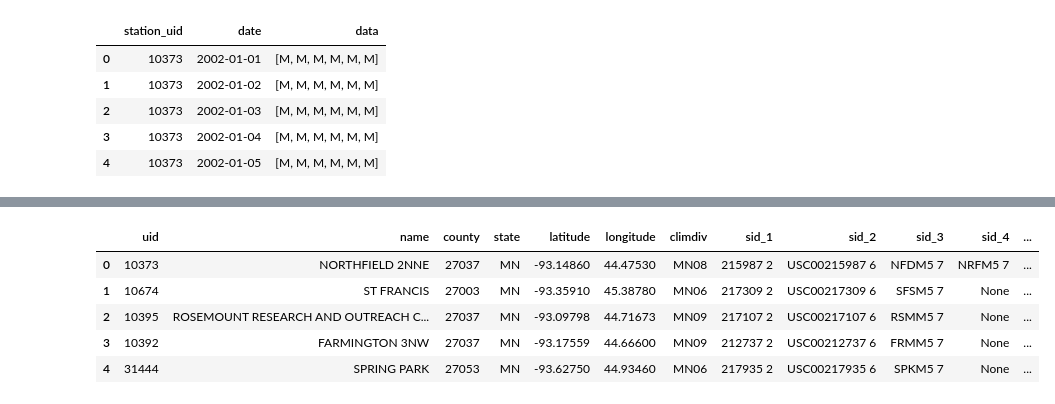
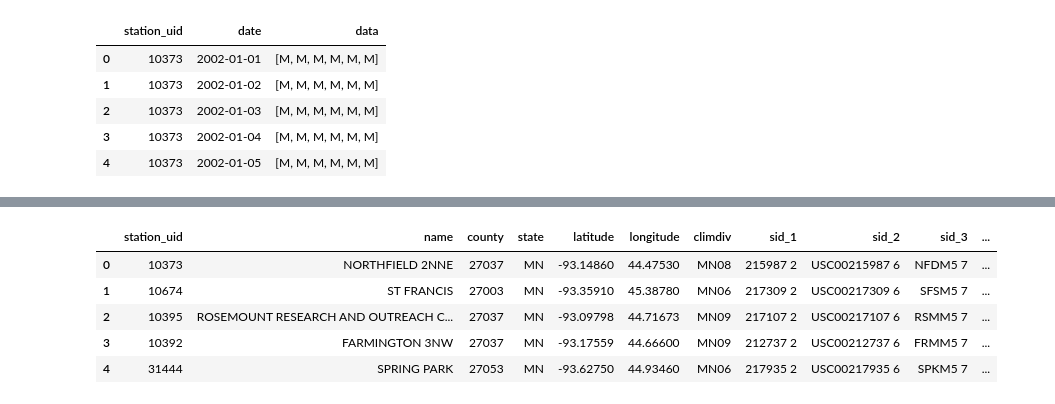
Before and after one commit to UofM-Final-Project/Home_Gardeners_Analysis, a Jupyter notebook: scripts/parse_json_file.ipynb, the cells around one changed output, grey strips where cells are left out. Drawn from its saved outputs; the diff is of its cells as text; code cells hidden in the pictures.

Commit message:
Data cleaning and calculation, write to csv

```diff
--- a/scripts/parse_json_file.ipynb
+++ b/scripts/parse_json_file.ipynb
@@ -61,23 +43,28 @@ dtype: object
 # %%
+# Parse out the JSON data into a Stations Dataframe and an Observations Dataframe
 counter = 0
 stations_list =[]
 observations_list = []
-# Convert the start/end date
+
+# Convert the start/end date used in the API call stored in the params file
 startDate = pd.to_datetime(params_df['sdate'][0])
 endDate = pd.to_datetime(params_df['edate'][0])
 
+# Loop through the upper most level of the JSON file called "data"
 for observation in weather_raw['data']:
-    #stations_df.append(observation["meta"]["name"])
-    # Create a list of
+
+    # Create a list of stations
     stations_list.append(observation["meta"])
 
-
+    # Start the current date at the first date in the range for each stations observations
     currentDate = startDate
 
+    # Loop through the stations observations and create a list of observations
     for observation_data in observation["data"]:
-        observations_list.append({"station_uid":observation["meta"]["uid"],"date":currentDate, "data":observation_data})
-        currentDate = currentDate + datetime.timedelta(days=1)
+        observations_list.append({"station_uid":observation["meta"]['uid'],"date":currentDate, "data":observation_data})
+
+        # Increment the date by one day
+        currentDate = currentDate + timedelta(days=1)
+
+        # Increment our counter (for debugging use)
         counter = counter + 1
-
-stations_df = pd.DataFrame(stations_list)
-observations_df = pd.DataFrame(observations_list)
@@ -145,16 +125,17 @@ column_list = f"['uid','name','county','state','latitude','longitude','climdiv'{
 # change the string into an array for the reordering
 columnArray = literal_eval(column_list)
 
-stations_df_reordered = stations_df.loc[:, columnArray]
+stations_df= stations_df.loc[:, columnArray]
+stations_df.rename(columns={'uid':'station_uid'},inplace=True)
 # %%
-stations_df_reordered.head()
+stations_df.head()
 # %% [output]
-|  | uid | name | county | state | latitude | longitude | climdiv | sid_1 | sid_2 | sid_3 | sid_4 | ... |
-| 0 | 10373 | NORTHFIELD 2NNE | 27037 | MN | -93.14860 | 44.47530 | MN08 | 215987 2 | USC00215987 6 | NFDM5 7 | NRFM5 7 | ... |
-| 1 | 10674 | ST FRANCIS | 27003 | MN | -93.35910 | 45.38780 | MN06 | 217309 2 | USC00217309 6 | SFSM5 7 | None | ... |
-| 2 | 10395 | ROSEMOUNT RESEARCH AND OUTREACH C... | 27037 | MN | -93.09798 | 44.71673 | MN09 | 217107 2 | USC00217107 6 | RSMM5 7 | None | ... |
-| 3 | 10392 | FARMINGTON 3NW | 27037 | MN | -93.17559 | 44.66600 | MN09 | 212737 2 | USC00212737 6 | FRMM5 7 | None | ... |
-| 4 | 31444 | SPRING PARK | 27053 | MN | -93.62750 | 44.93460 | MN06 | 217935 2 | USC00217935 6 | SPKM5 7 | None | ... |
+|  | station_uid | name | county | state | latitude | longitude | climdiv | sid_1 | sid_2 | sid_3 | ... |
+| 0 | 10373 | NORTHFIELD 2NNE | 27037 | MN | -93.14860 | 44.47530 | MN08 | 215987 2 | USC00215987 6 | NFDM5 7 | ... |
+| 1 | 10674 | ST FRANCIS | 27003 | MN | -93.35910 | 45.38780 | MN06 | 217309 2 | USC00217309 6 | SFSM5 7 | ... |
+| 2 | 10395 | ROSEMOUNT RESEARCH AND OUTREACH C... | 27037 | MN | -93.09798 | 44.71673 | MN09 | 217107 2 | USC00217107 6 | RSMM5 7 | ... |
+| 3 | 10392 | FARMINGTON 3NW | 27037 | MN | -93.17559 | 44.66600 | MN09 | 212737 2 | USC00212737 6 | FRMM5 7 | ... |
+| 4 | 31444 | SPRING PARK | 27053 | MN | -93.62750 | 44.93460 | MN06 | 217935 2 | USC00217935 6 | SPKM5 7 | ... |
 # %%
 # Separate the data columns into the elems requested
 # create sids columns for the array sids
```
Also changed, not shown: parts of 31 cells of this notebook, 1 other file.
